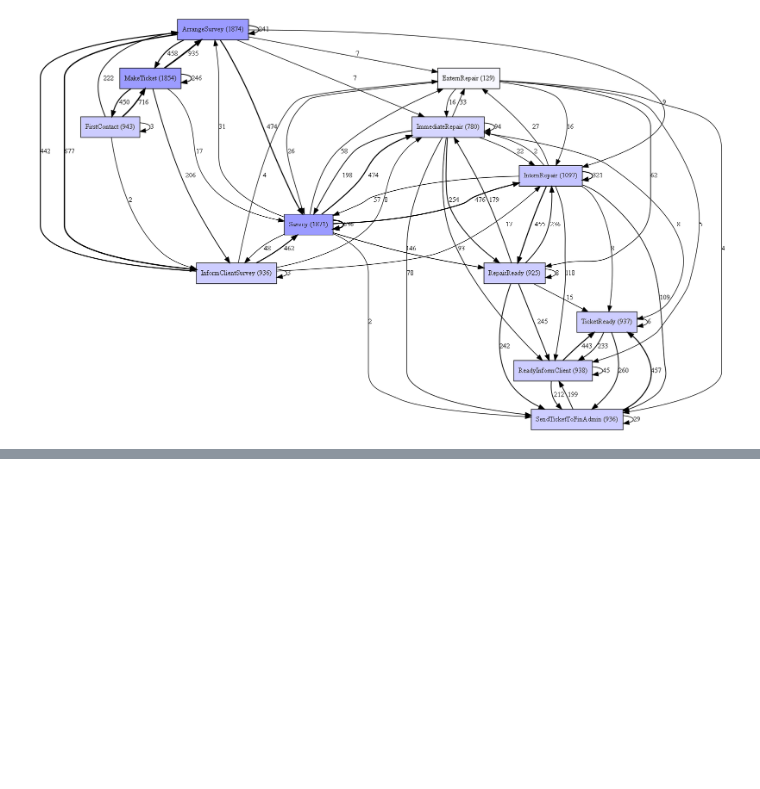
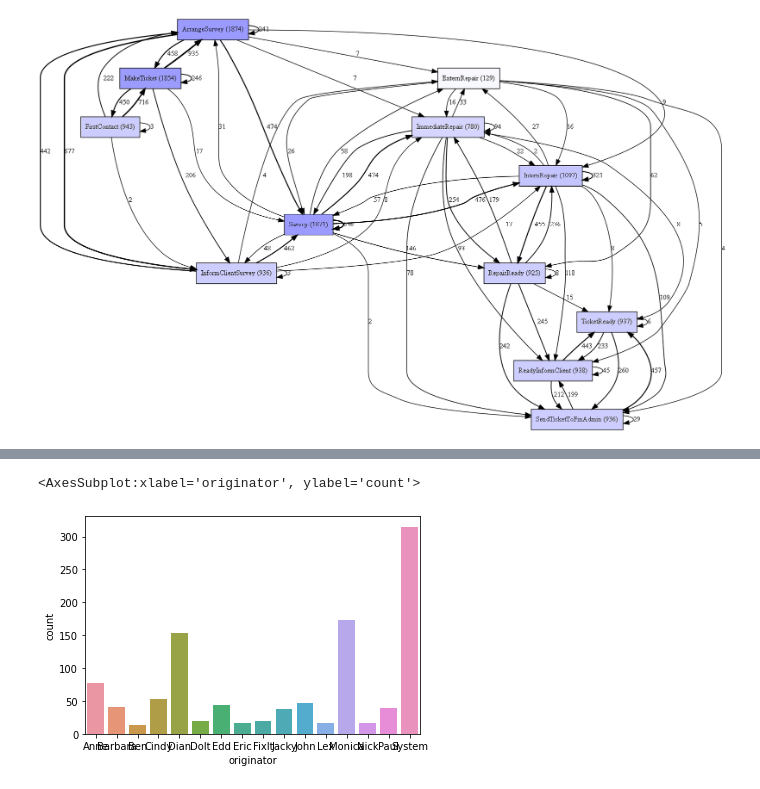
Before and after one commit to jjh0987/MyProject, a Jupyter notebook: pythonProject/process/Untitled2.ipynb, the cells around one changed output, grey strips where cells are left out. Cells and saved outputs as stored; diff of their text form; code cells hidden in the pictures; blank space fills up the shorter version.

```diff
--- a/pythonProject/process/Untitled2.ipynb
+++ b/pythonProject/process/Untitled2.ipynb
@@ -720,0 +725,8 @@ tar.sort_values('caseID',ascending=False)
+# %%
+import matplotlib.pyplot as plt
+import seaborn as sns
+tp2 = tp2.sort_values('originator')
+sns.countplot(x='originator',data=tp2)
+# %% [output]
+<AxesSubplot:xlabel='originator', ylabel='count'>
+[figure, added]
```
Also changed, not shown: parts of 44 cells of this notebook, 5 other files.
